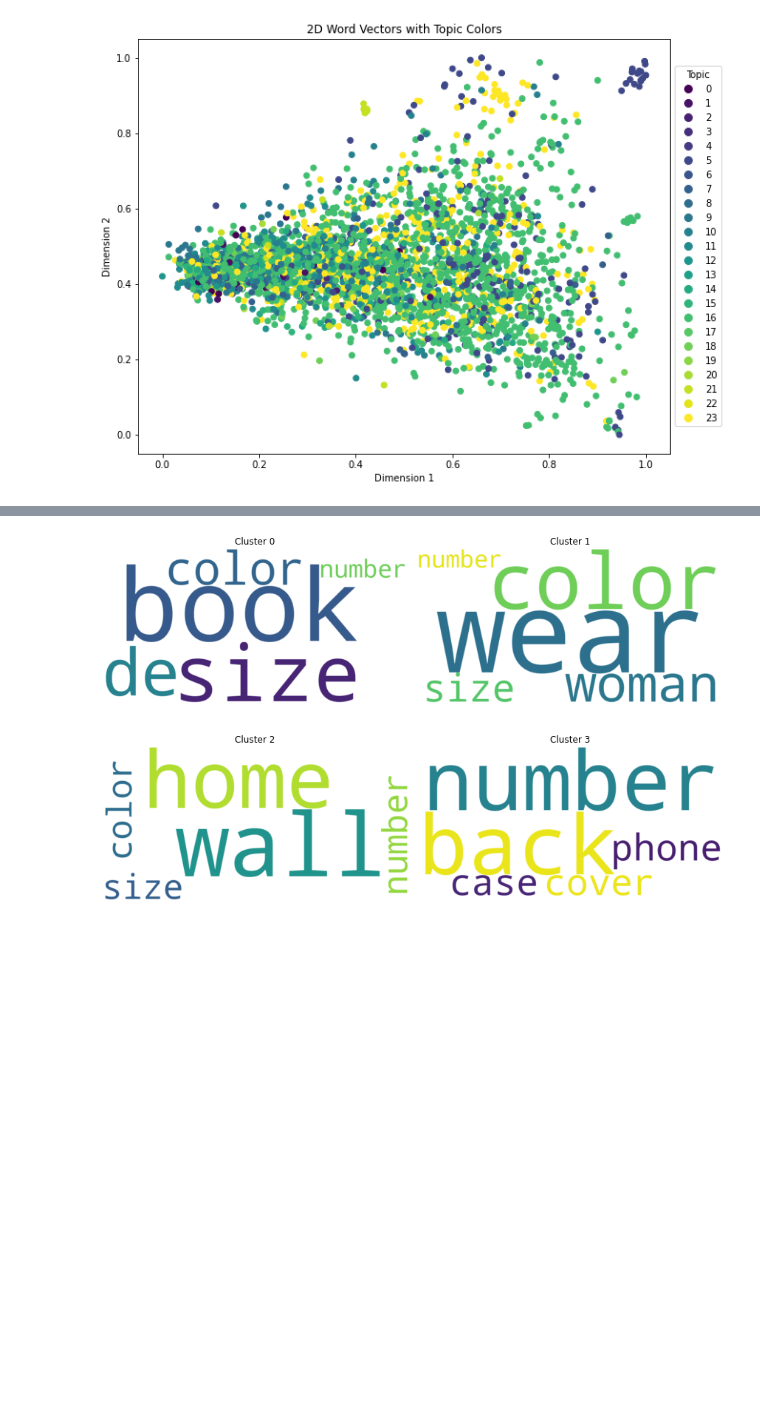
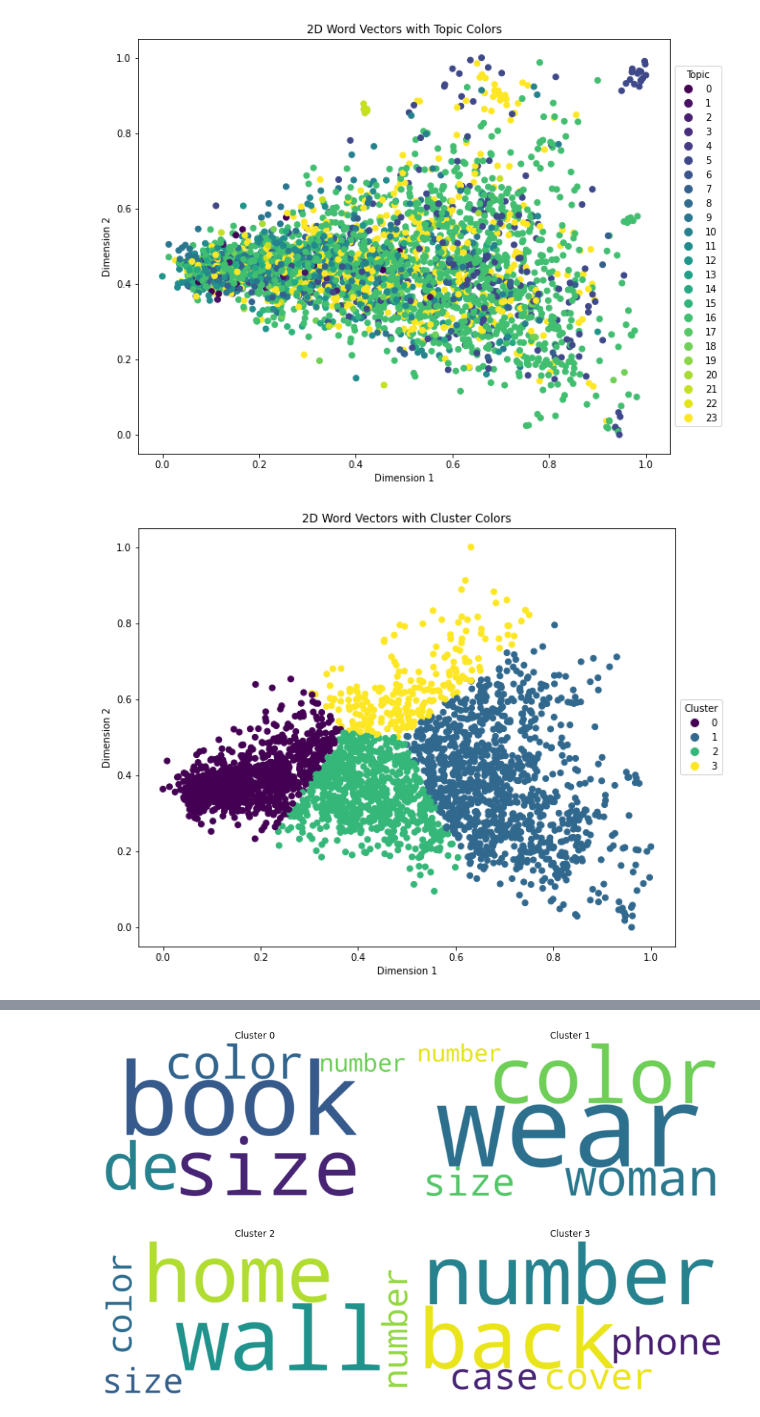
Before and after one commit to liamge/QuilityProject, a Jupyter notebook: notebook/Exploratory Analysis.ipynb, the cells around one changed output, grey strips where cells are left out. Cells and saved outputs as stored; diff of their text form; code cells hidden in the pictures; blank space fills up the shorter version.

```diff
--- a/notebook/Exploratory Analysis.ipynb
+++ b/notebook/Exploratory Analysis.ipynb
@@ -295,3 +295,5 @@ doc2vec_model = Doc2Vec.load('../models/doc2vec_40_epochs.model')
 texts = [x.split() for x in sample_more_features.all_text.values]
 vecs_addtnl = transform_to_doc2vec_vectors(texts, doc2vec_model, batch_size=1000)
 projected_vecs_addtnl = project_vectors(vecs_addtnl, n_dimensions=2, scaled=True)
+# %%
+sample_more_features['cluster'] = kmeans.predict(projected_vecs_addtnl)
@@ -332,3 +340,8 @@ plot_word_vectors_with_labels(projected_vecs_addtnl, sample_more_features.lda_to
                               title="2D Word Vectors with Topic Colors", label="Topic")
 # %% [output]
 [figure]
+# %%
+plot_word_vectors_with_labels(projected_vecs_addtnl, sample_more_features.cluster,
+                              title="2D Word Vectors with Cluster Colors", label="Cluster")
+# %% [output]
+[figure, added]
```
Also changed, not shown: parts of 17 cells of this notebook.
